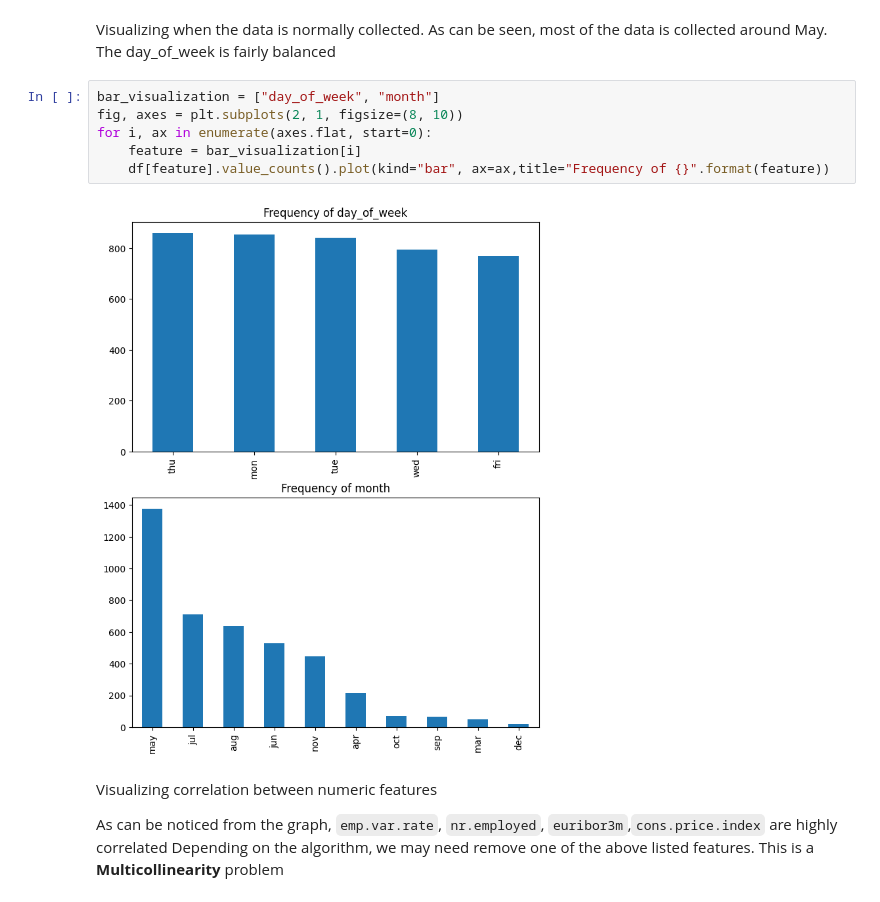
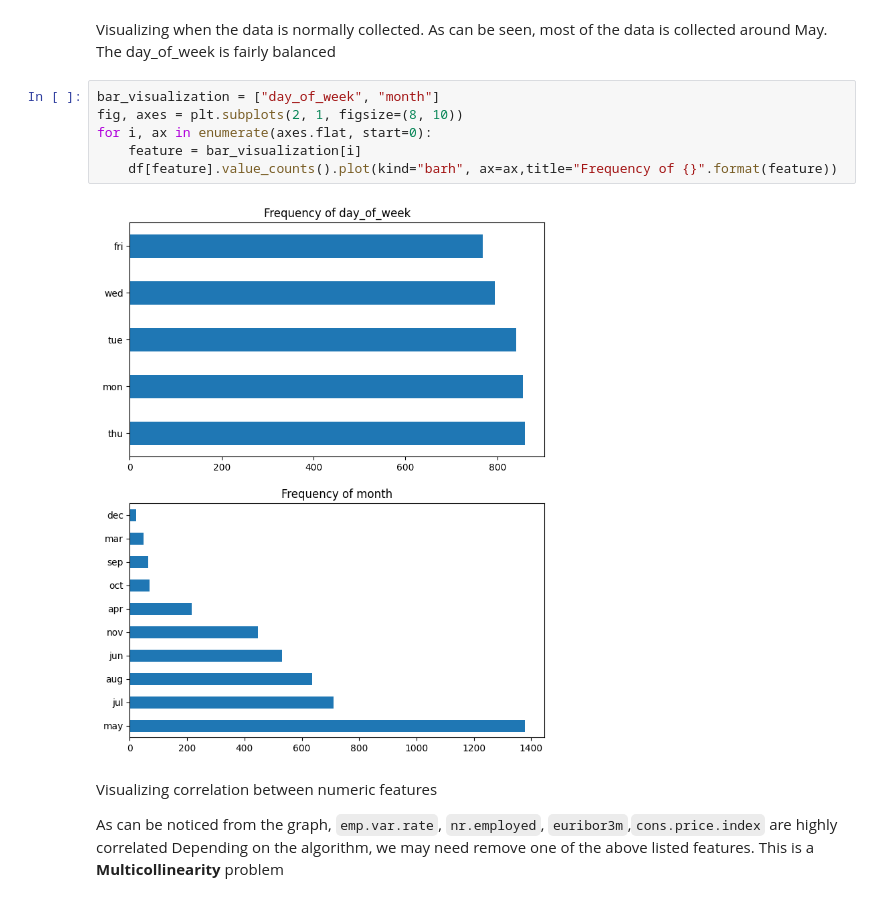
Before and after one commit to longtv2222/bank-investment-prediction, a Jupyter notebook: eda.ipynb, the cells around one changed output. Drawn from its saved outputs; the diff is of its cells as text.

```diff
--- a/eda.ipynb
+++ b/eda.ipynb
@@ -102,11 +102,11 @@ Visualizing when the data is normally collected. As can be seen, most of the dat
 # %%
 bar_visualization = ["day_of_week", "month"]
 fig, axes = plt.subplots(2, 1, figsize=(8, 10))
 for i, ax in enumerate(axes.flat, start=0):
     feature = bar_visualization[i]
-    df[feature].value_counts().plot(kind="bar", ax=ax,title="Frequency of {}".format(feature))
+    df[feature].value_counts().plot(kind="barh", ax=ax,title="Frequency of {}".format(feature))
 # %% [output]
-[figure, old version]
+[figure, new version]
 # %% [markdown]
 Visualizing correlation between numeric features
 
```
Also changed, not shown: parts of 2 cells of this notebook.
